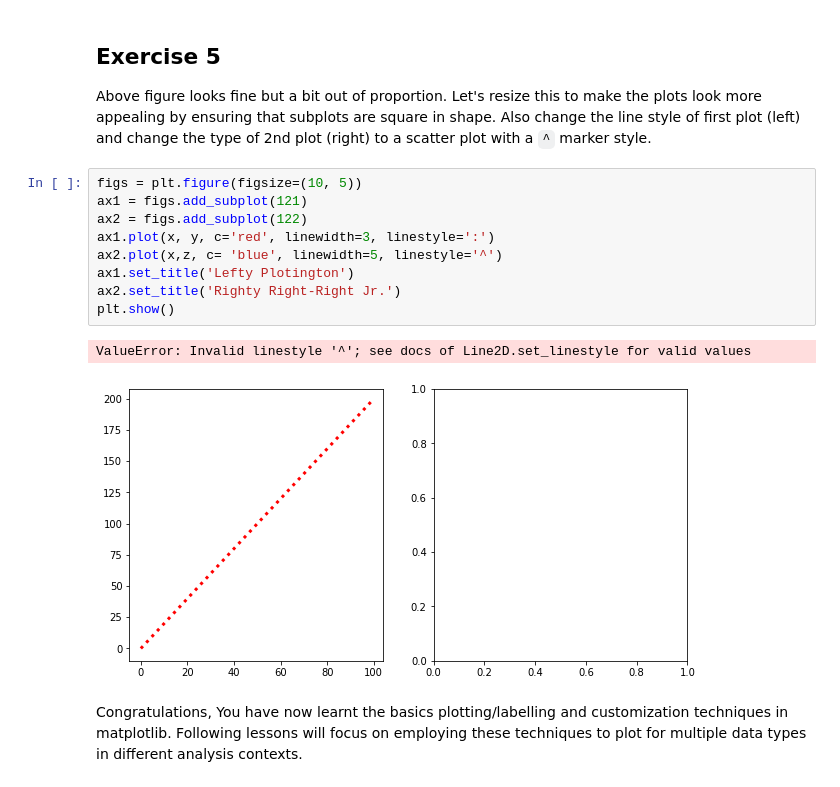
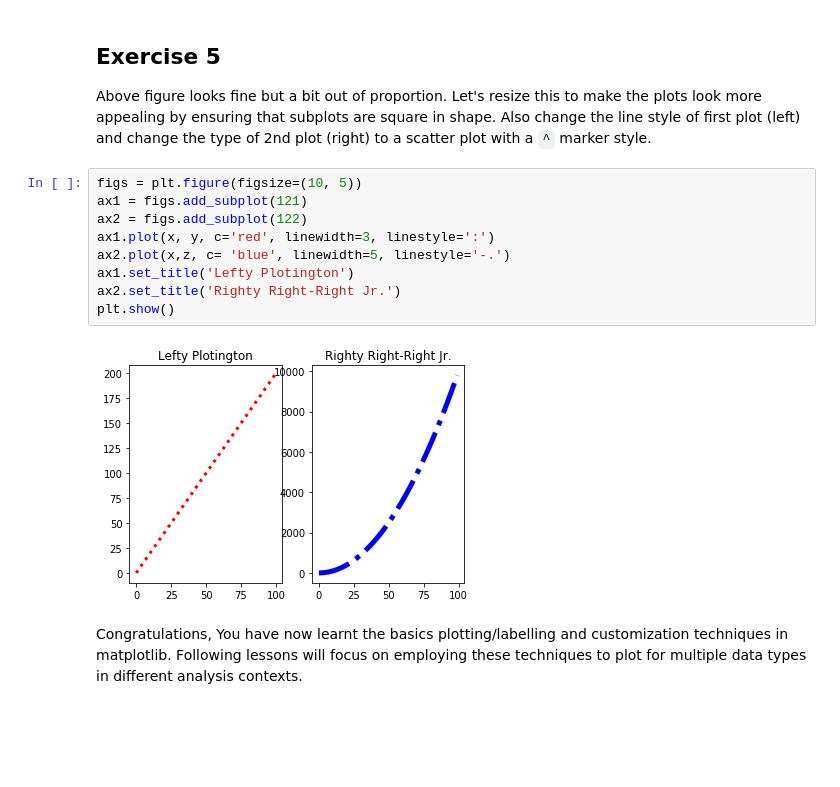
Before and after one commit to jnawjux/dsc-1-03-13-customizing-visualizations-with-matplotlib-lab-seattle-ds-career-040119, a Jupyter notebook: index.ipynb, the cells around one changed output. Saved outputs shown, nothing was run; the diff lists cells and outputs as text; blank space fills up the shorter version.

```diff
--- a/index.ipynb
+++ b/index.ipynb
@@ -154,15 +154,14 @@ Above figure looks fine but a bit out of proportion. Let's resize this to make t
 # %%
 figs = plt.figure(figsize=(10, 5))
 ax1 = figs.add_subplot(121)
 ax2 = figs.add_subplot(122)
 ax1.plot(x, y, c='red', linewidth=3, linestyle=':')
-ax2.plot(x,z, c= 'blue', linewidth=5, linestyle='^')
+ax2.plot(x,z, c= 'blue', linewidth=5, linestyle='-.')
 ax1.set_title('Lefty Plotington')
 ax2.set_title('Righty Right-Right Jr.')
 plt.show()
 # %% [output]
-ValueError: Invalid linestyle '^'; see docs of Line2D.set_linestyle for valid values
-[figure, old version]
+[figure, new version]
 # %% [markdown]
 Congratulations, You have now learnt the basics plotting/labelling and customization techniques in matplotlib. Following lessons will focus on employing these techniques to plot for multiple data types in different analysis contexts.
 # %% [markdown]
```
